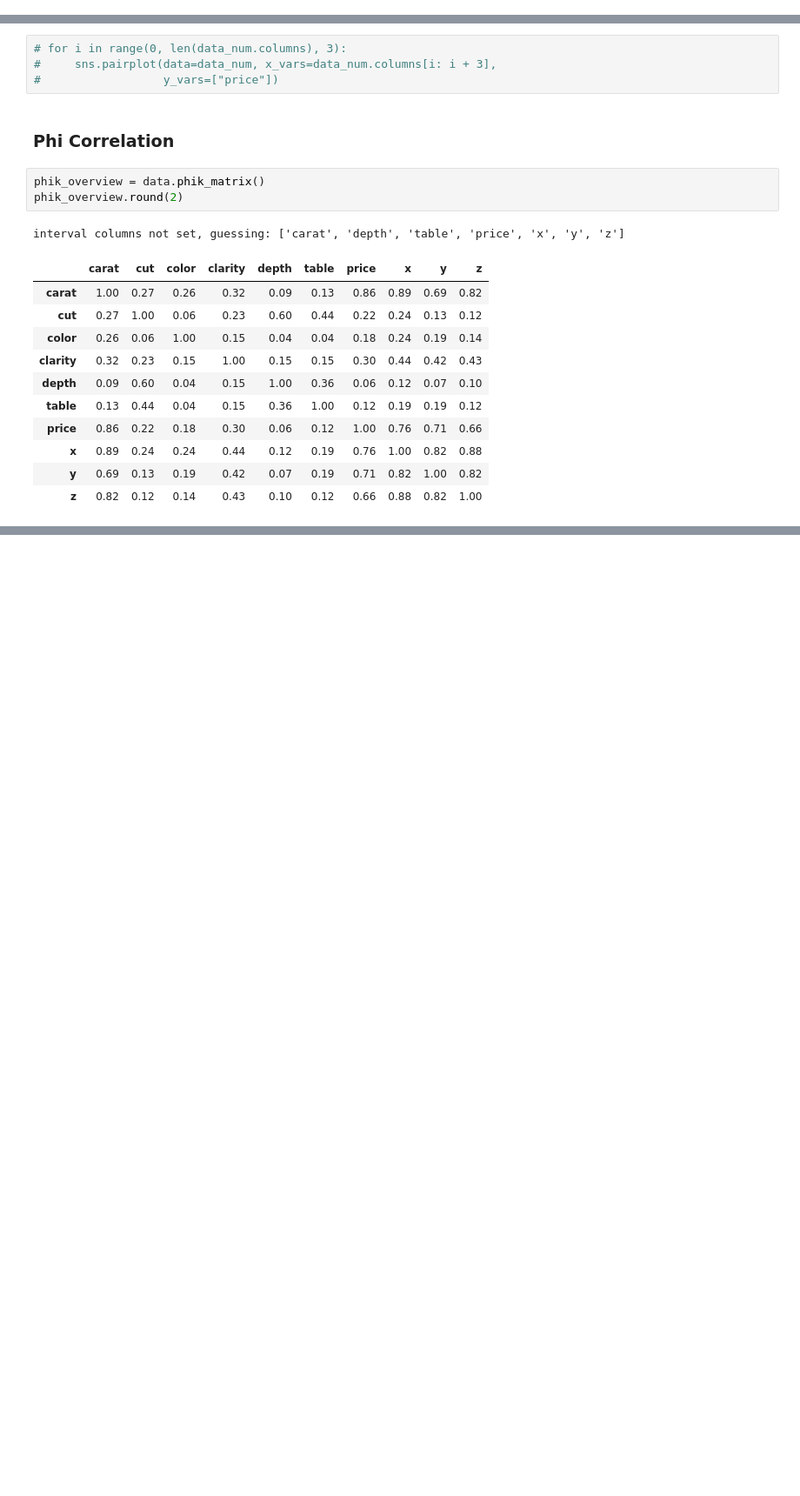
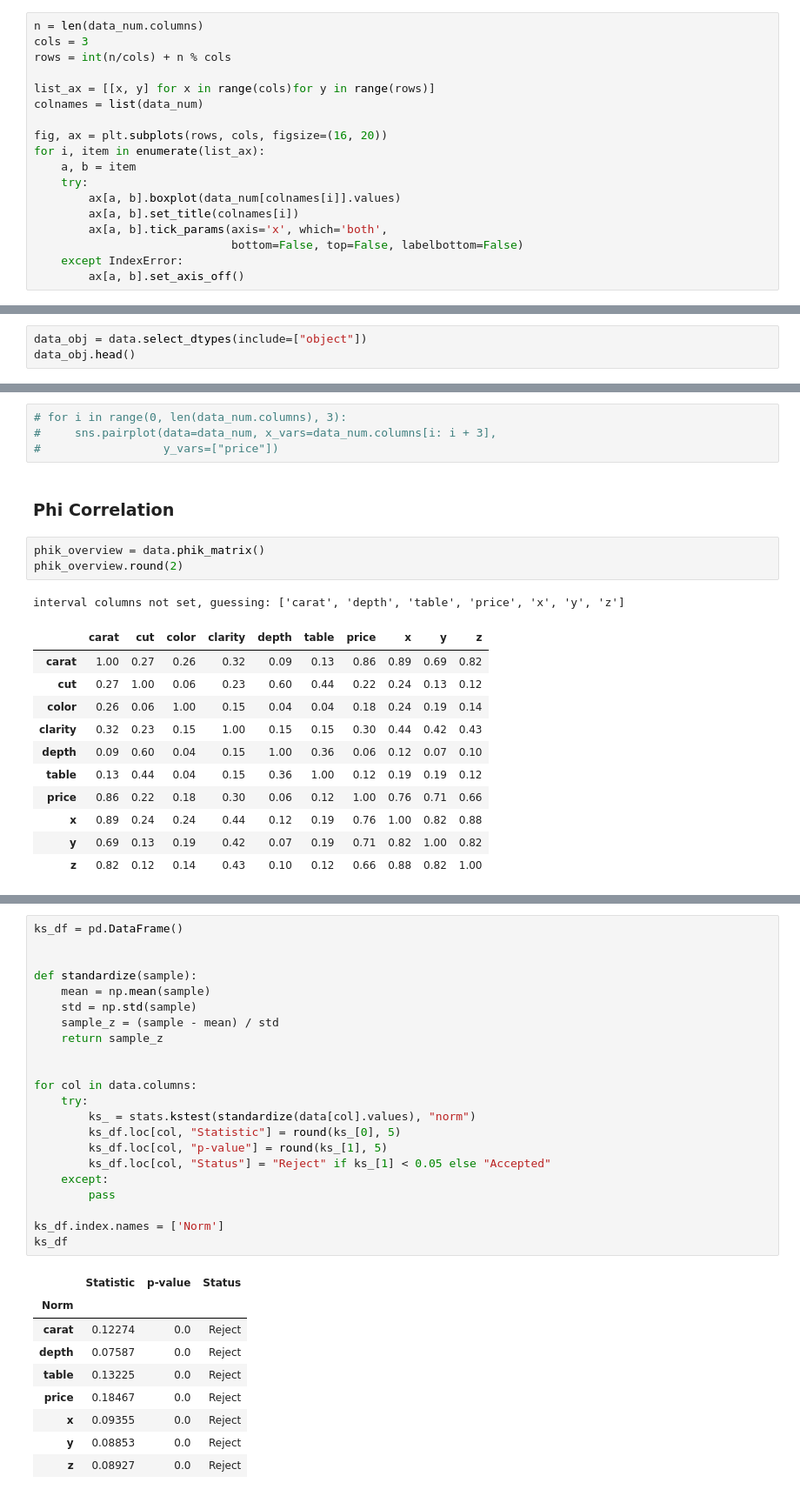
Before and after one commit to Shidiq/diamonds, a Jupyter notebook: notebooks/eda_v1.ipynb, the cells around one changed output, grey strips where cells are left out. Shown at 87% size. Drawn from its saved outputs; the diff is of its cells as text; blank space fills up the shorter version.

```diff
--- a/notebooks/eda_v1.ipynb
+++ b/notebooks/eda_v1.ipynb
@@ -175,3 +176,21 @@ data_num.head()
 | 2 | 0.23 | 56.9 | 65.0 | 327 | 4.05 | 4.07 | 2.31 |
 | 3 | 0.29 | 62.4 | 58.0 | 334 | 4.20 | 4.23 | 2.63 |
 | 4 | 0.31 | 63.3 | 58.0 | 335 | 4.34 | 4.35 | 2.75 |
+# %%
+n = len(data_num.columns)
+cols = 3
+rows = int(n/cols) + n % cols
+
+list_ax = [[x, y] for x in range(cols)for y in range(rows)]
+colnames = list(data_num)
+
+fig, ax = plt.subplots(rows, cols, figsize=(16, 20))
+for i, item in enumerate(list_ax):
+    a, b = item
+    try:
+        ax[a, b].boxplot(data_num[colnames[i]].values)
+        ax[a, b].set_title(colnames[i])
+        ax[a, b].tick_params(axis='x', which='both',
+                             bottom=False, top=False, labelbottom=False)
+    except IndexError:
+        ax[a, b].set_axis_off()
@@ -190,3 +211,6 @@ EDA().checknum_skew_kurtosis(data)
 | x | 0.378676 | -0.618161 |
 | y | 2.434167 | 91.214557 |
 | z | 1.522423 | 47.086619 |
+# %%
+data_obj = data.select_dtypes(include=["object"])
+data_obj.head()
@@ -308,0 +379,32 @@ interval columns not set, guessing: ['carat', 'depth', 'table', 'price', 'x', 'y
+# %%
+ks_df = pd.DataFrame()
+
+
+def standardize(sample):
+    mean = np.mean(sample)
+    std = np.std(sample)
+    sample_z = (sample - mean) / std
+    return sample_z
+
+
+for col in data.columns:
+    try:
+        ks_ = stats.kstest(standardize(data[col].values), "norm")
+        ks_df.loc[col, "Statistic"] = round(ks_[0], 5)
+        ks_df.loc[col, "p-value"] = round(ks_[1], 5)
+        ks_df.loc[col, "Status"] = "Reject" if ks_[1] < 0.05 else "Accepted"
+    except:
+        pass
+
+ks_df.index.names = ['Norm']
+ks_df
+# %% [output]
+|  | Statistic | p-value | Status |
+| Norm |  |  |  |
+| carat | 0.12274 | 0.0 | Reject |
+| depth | 0.07587 | 0.0 | Reject |
+| table | 0.13225 | 0.0 | Reject |
+| price | 0.18467 | 0.0 | Reject |
+| x | 0.09355 | 0.0 | Reject |
+| y | 0.08853 | 0.0 | Reject |
+| z | 0.08927 | 0.0 | Reject |
```
Also changed, not shown: parts of 8 cells of this notebook, 1 other file.
